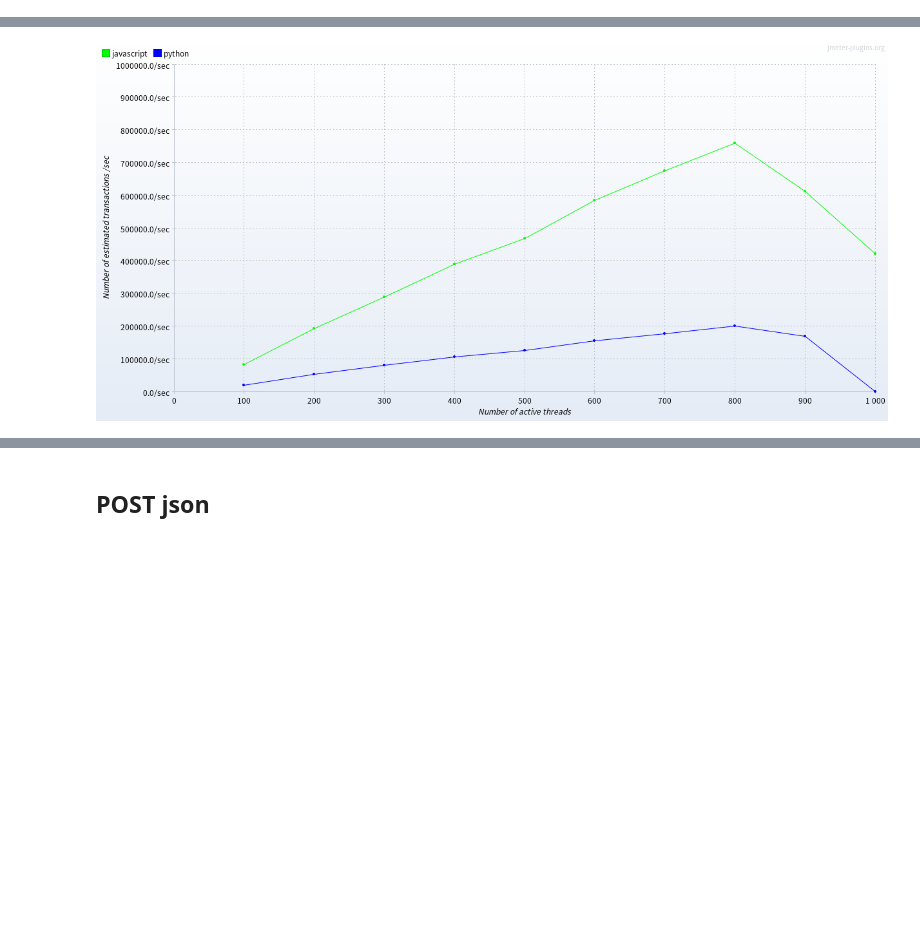
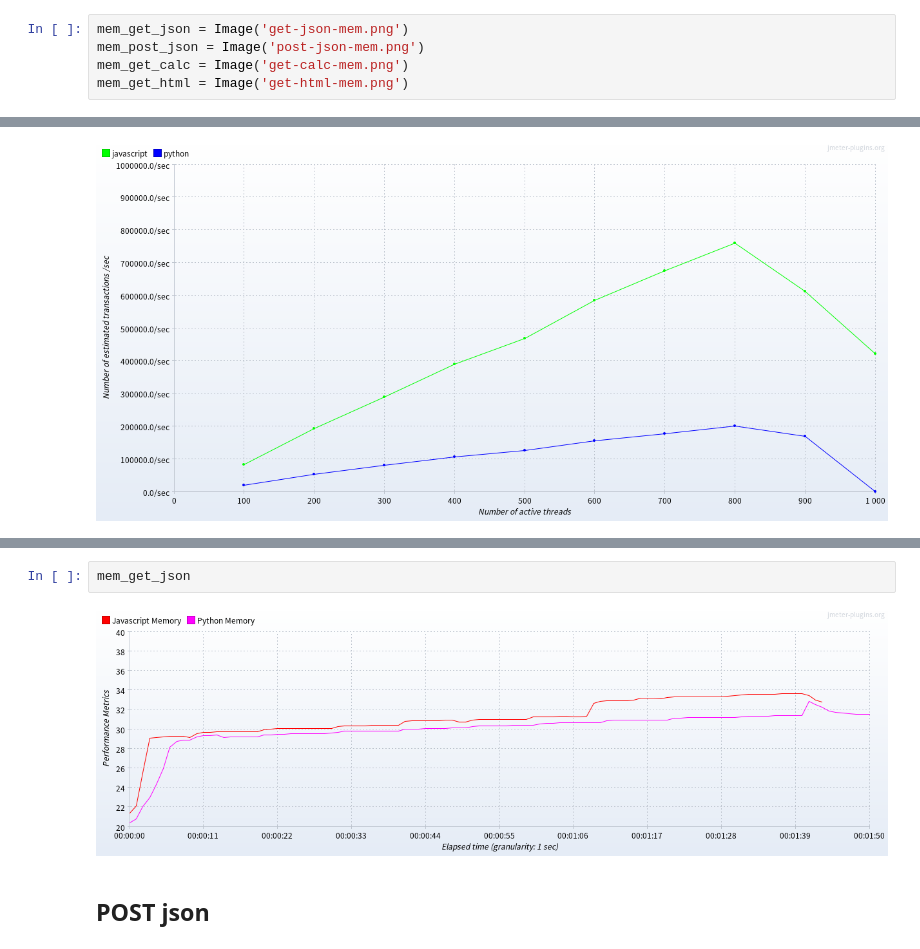
Before and after one commit to SeongHyukJang/Server-Performance-Analysis, a Jupyter notebook: Load Test Results.ipynb, the cells around one changed output, grey strips where cells are left out. Saved outputs shown, nothing was run; the diff lists cells and outputs as text; blank space fills up the shorter version.

```diff
--- a/Load Test Results.ipynb
+++ b/Load Test Results.ipynb
@@ -24,3 +29,8 @@ cpu_mem_get_html = Image('GET_html.png')
+# %%
+mem_get_json = Image('get-json-mem.png')
+mem_post_json = Image('post-json-mem.png')
+mem_get_calc = Image('get-calc-mem.png')
+mem_get_html = Image('get-html-mem.png')
 # %% [markdown]
 ## GET json
 # %%
@@ -34,3 +44,7 @@ cpu_mem_get_json
+# %%
+mem_get_json
+# %% [output]
+[figure, added]
 # %% [markdown]
 ## POST json
 # %%
```
Also changed, not shown: parts of 16 cells of this notebook, 14 other files.
